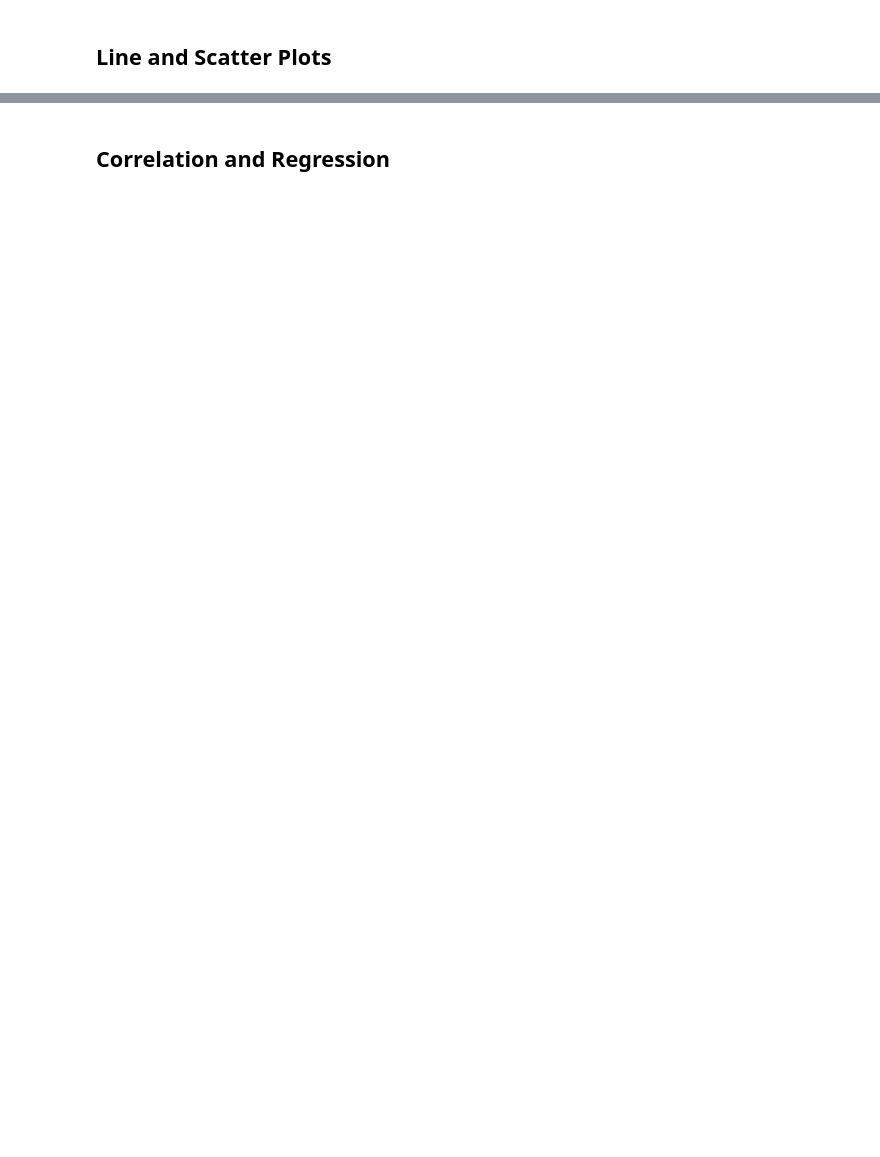
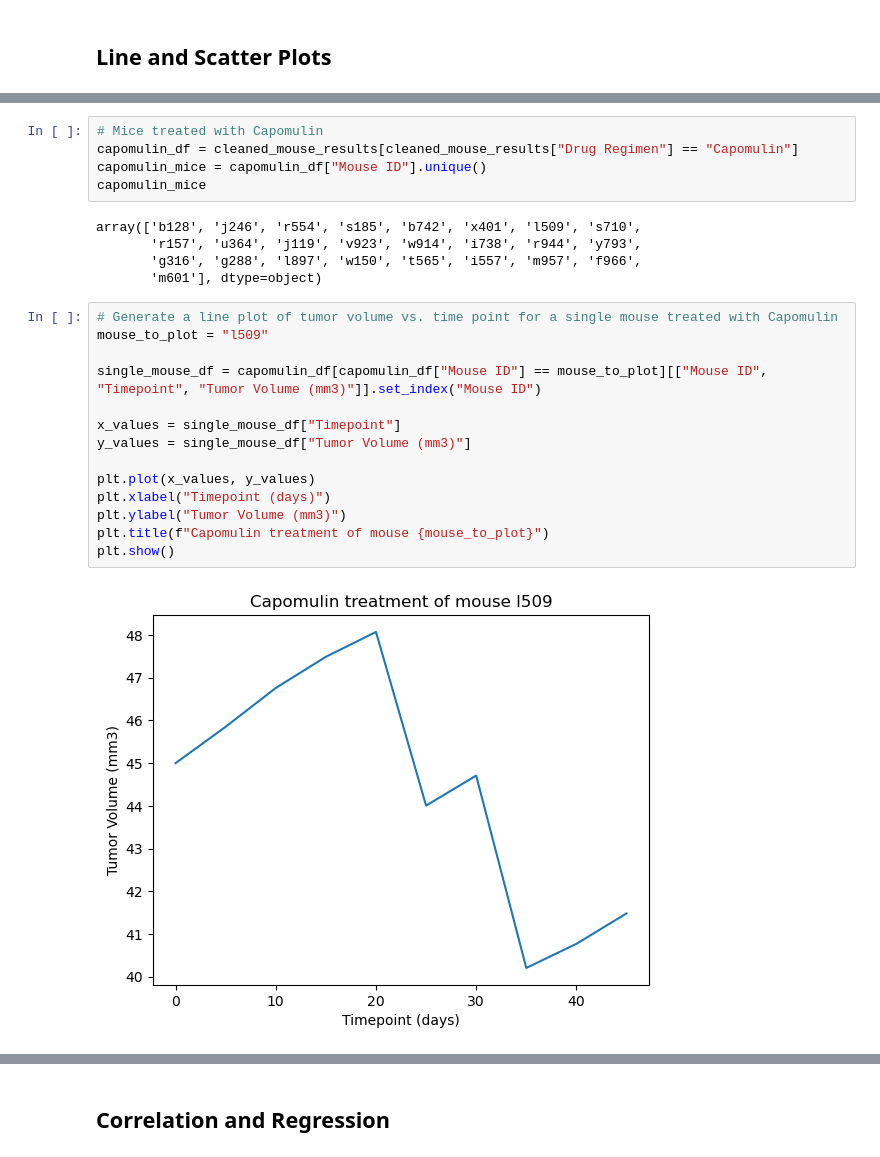
Before and after one commit to emilyshewcraft/matplotlib-challenge, a Jupyter notebook: Pymaceuticals/pymaceuticals_starter.ipynb, the cells around one changed output, grey strips where cells are left out. Cells and saved outputs as stored; diff of their text form; blank space fills up the shorter version.

```diff
--- a/Pymaceuticals/pymaceuticals_starter.ipynb
+++ b/Pymaceuticals/pymaceuticals_starter.ipynb
@@ -279,2 +281,28 @@ Ceftamin's potential outliers: []
+# %%
+# Mice treated with Capomulin
+capomulin_df = cleaned_mouse_results[cleaned_mouse_results["Drug Regimen"] == "Capomulin"]
+capomulin_mice = capomulin_df["Mouse ID"].unique()
+capomulin_mice
+# %% [output]
+array(['b128', 'j246', 'r554', 's185', 'b742', 'x401', 'l509', 's710',
+       'r157', 'u364', 'j119', 'v923', 'w914', 'i738', 'r944', 'y793',
+       'g316', 'g288', 'l897', 'w150', 't565', 'i557', 'm957', 'f966',
+       'm601'], dtype=object)
+# %%
+# Generate a line plot of tumor volume vs. time point for a single mouse treated with Capomulin
+mouse_to_plot = "l509"
+
+single_mouse_df = capomulin_df[capomulin_df["Mouse ID"] == mouse_to_plot][["Mouse ID", "Timepoint", "Tumor Volume (mm3)"]].set_index("Mouse ID")
+
+x_values = single_mouse_df["Timepoint"]
+y_values = single_mouse_df["Tumor Volume (mm3)"]
+
+plt.plot(x_values, y_values)
+plt.xlabel("Timepoint (days)")
+plt.ylabel("Tumor Volume (mm3)")
+plt.title(f"Capomulin treatment of mouse {mouse_to_plot}")
+plt.show()
+# %% [output]
+[figure, added]
 # %%
 # Generate a scatter plot of mouse weight vs. the average observed tumor volume for the entire Capomulin regimen
```
Also changed, not shown: parts of 5 cells of this notebook.
